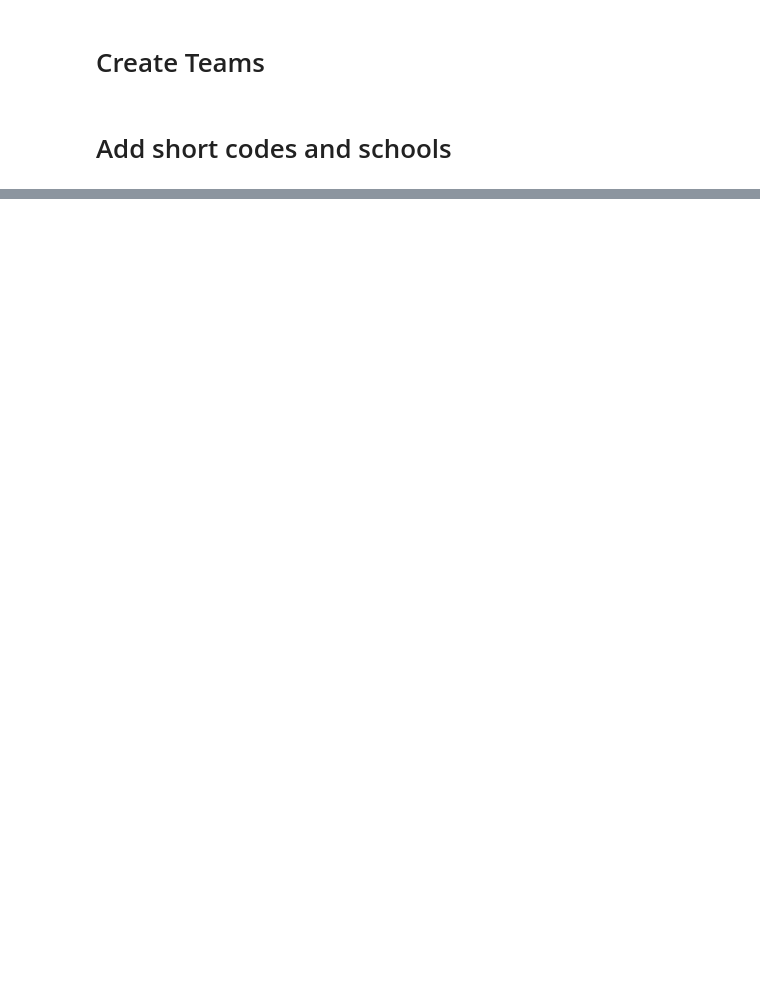
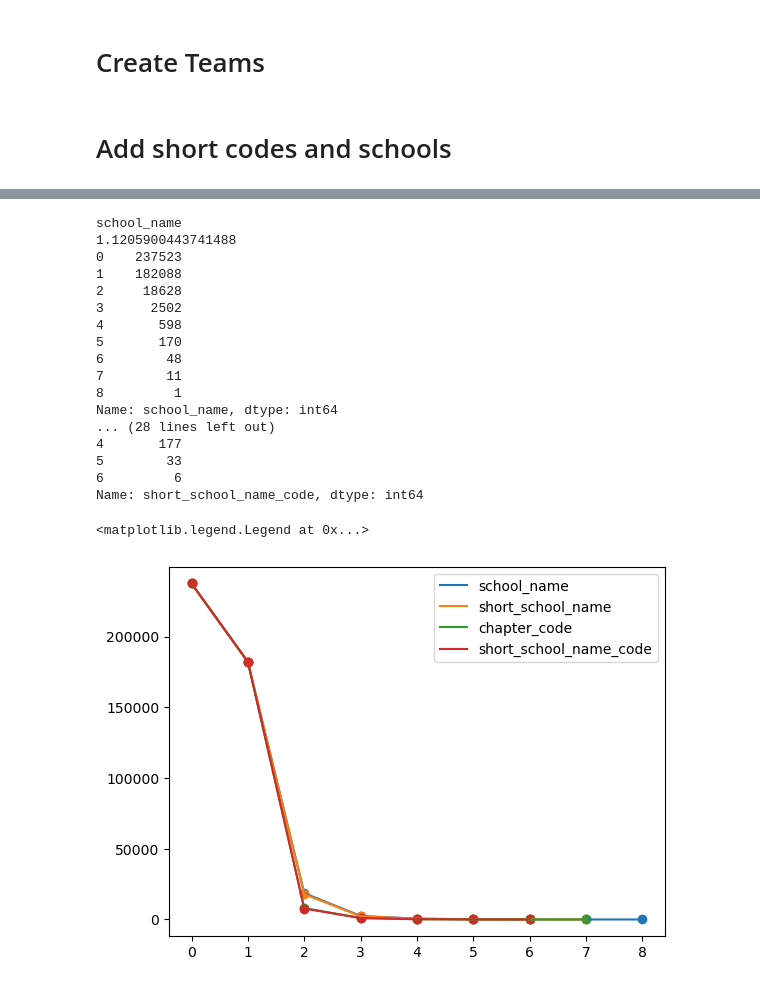
Before and after one commit to D0ugins/tab-data, a Jupyter notebook: transform.ipynb, the cells around one changed output, grey strips where cells are left out. Cells and saved outputs as stored; diff of their text form; code cells hidden in the pictures; blank space fills up the shorter version.

Commit message:
Improved short_name and school info

```diff
--- a/transform.ipynb
+++ b/transform.ipynb
@@ -66,0 +137,23 @@ for chunk in chunked_iterable(data, chunk_size):
+# %%
+from collections import Counter
+import numbers
+
+data = []
+errors = Counter()
+with tabEngine.begin() as conn:
+    q = select(entry_table.c.id, entry_table.c.name, entry_table.c.code, entry_table.c.team)
+    for entry_id, name, code, team in tqdm(conn.execute(q), total=total_entries):
+        school = getSchool(code, name)
+        if isinstance(school, numbers.Number):
+            errors[school] += 1
+            school = None
+        data.append({
+            'id': entry_id,
+            'name': name,
+            'short_name': getShortName(name),
+            'code': code,
+            'school_name': school,
+            'team': team
+        })
+entries = pd.DataFrame(data)
+data = None
@@ -66,0 +164,2 @@ for chunk in chunked_iterable(data, chunk_size):
+# %%
+entries['school_code'] = entries.school_name.progress_apply(lambda s: chapter_code(short_school_name(s)))
@@ -78,0 +180,7 @@ with tabEngine.begin() as conn:
+# %%
+def plot_gte(nums, label: str):
+    counts = pd.Series(nums).value_counts()
+    sums = np.cumsum(counts.sort_index()[::-1])[::-1]
+    plt.plot(sums, label=label)
+    plt.scatter(sums.index, sums)
+    return sums
@@ -78,0 +208,30 @@ with tabEngine.begin() as conn:
+# %%
+def plotSchoolCounts(df: pd.DataFrame, col='school_name'):
+    school_counts = df.groupby('team')[col].nunique()
+    print(school_counts[school_counts > 0].mean())
+    print(plot_gte(school_counts, col))
+# %%
+for c in ['school_name', 'short_school_name', 'chapter_code', 'short_school_name_code']:
+    print(c)
+    plotSchoolCounts(entries, c)
+plt.legend()
+# %% [output]
+school_name
+1.1205900443741488
+0    237523
+1    182088
+2     18628
+3      2502
+4       598
+5       170
+6        48
+7        11
+8         1
+Name: school_name, dtype: int64
+... (28 lines left out)
+4       177
+5        33
+6         6
+Name: short_school_name_code, dtype: int64
+<matplotlib.legend.Legend at 0x...>
+[figure, added]
```
Also changed, not shown: parts of 23 cells of this notebook, 3 other files.
